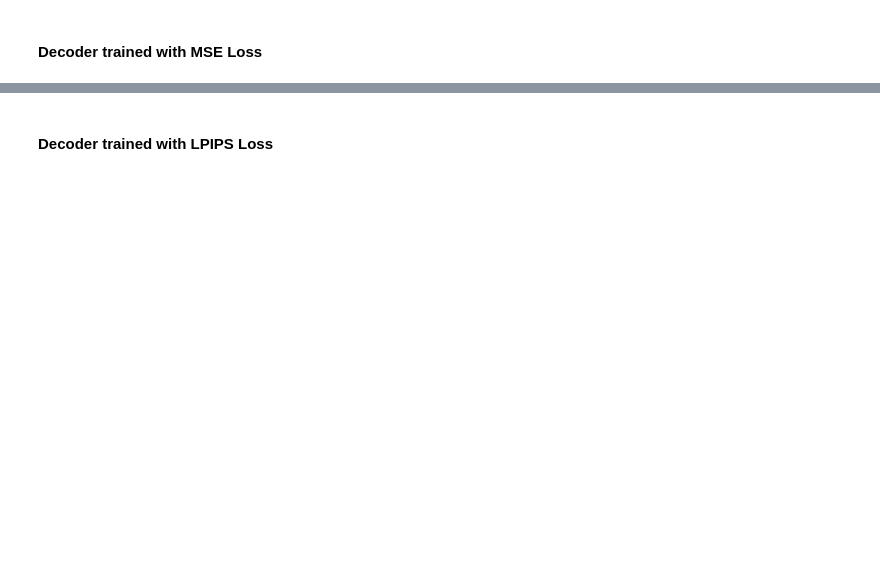
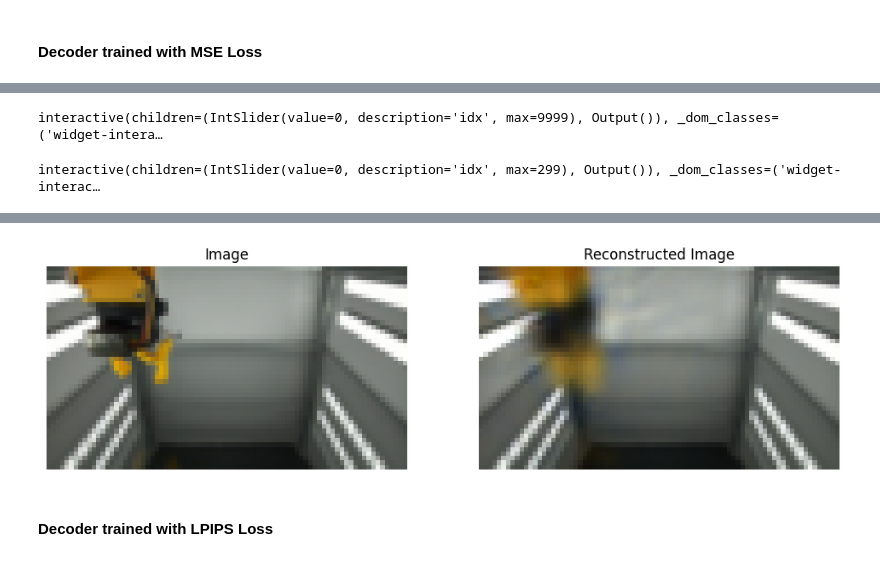
Before and after one commit to GiacomoBillo/cloudgripper-visual-autoencoder, a Jupyter notebook: visual_autoencoder/demo.ipynb, the cells around one changed output, grey strips where cells are left out. Drawn from its saved outputs; the diff is of its cells as text; code cells hidden in the pictures; blank space fills up the shorter version.

```diff
--- a/visual_autoencoder/demo.ipynb
+++ b/visual_autoencoder/demo.ipynb
@@ -277,0 +343,6 @@ Available trained decoders:
+# %%
+from architecture import FourierMlpDecoder
+dir = "trained_models_cluster"
+decoder_type = "fourier_mlp_decoder"
+trained_decoders = os.listdir(os.path.join(dir, decoder_type))
+print("Available trained Fourier MLP Decoders:", *trained_decoders, sep="\n- ")
@@ -278,2 +352,6 @@ Available trained decoders:
 # %% [markdown]
 #### Decoder trained with MSE Loss
+# %%
+MODEL_TO_LOAD = "MSE_val10000_batch32_xyzrg"
+model_path = os.path.join(dir, decoder_type, MODEL_TO_LOAD)
+fourier_mlp_decoder, fourier_mlp_decoder_trainer, config = load_model(FourierMlpDecoder, model_path)
@@ -279,0 +374,11 @@ Available trained decoders:
+# %%
+slider_input_vs_reconstruction(test_dataset, fourier_mlp_decoder_trainer)
+# %% [output]
+interactive(children=(IntSlider(value=0, description='idx', max=9999), Output()), _dom_classes=('widget-intera…
+# %%
+slider_input_vs_reconstruction(toy_test_dataset, fourier_mlp_decoder_trainer)
+# %% [output]
+interactive(children=(IntSlider(value=0, description='idx', max=299), Output()), _dom_classes=('widget-interac…
+# %%
+show_sample_input_vs_reconstruction(test_dataset, fourier_mlp_decoder_trainer, idx=0)
+# %% [output]
@@ -280,2 +389,3 @@ Available trained decoders:
+[figure, added]
 # %% [markdown]
 #### Decoder trained with LPIPS Loss
```
Also changed, not shown: parts of 24 cells of this notebook, 1 other file.
